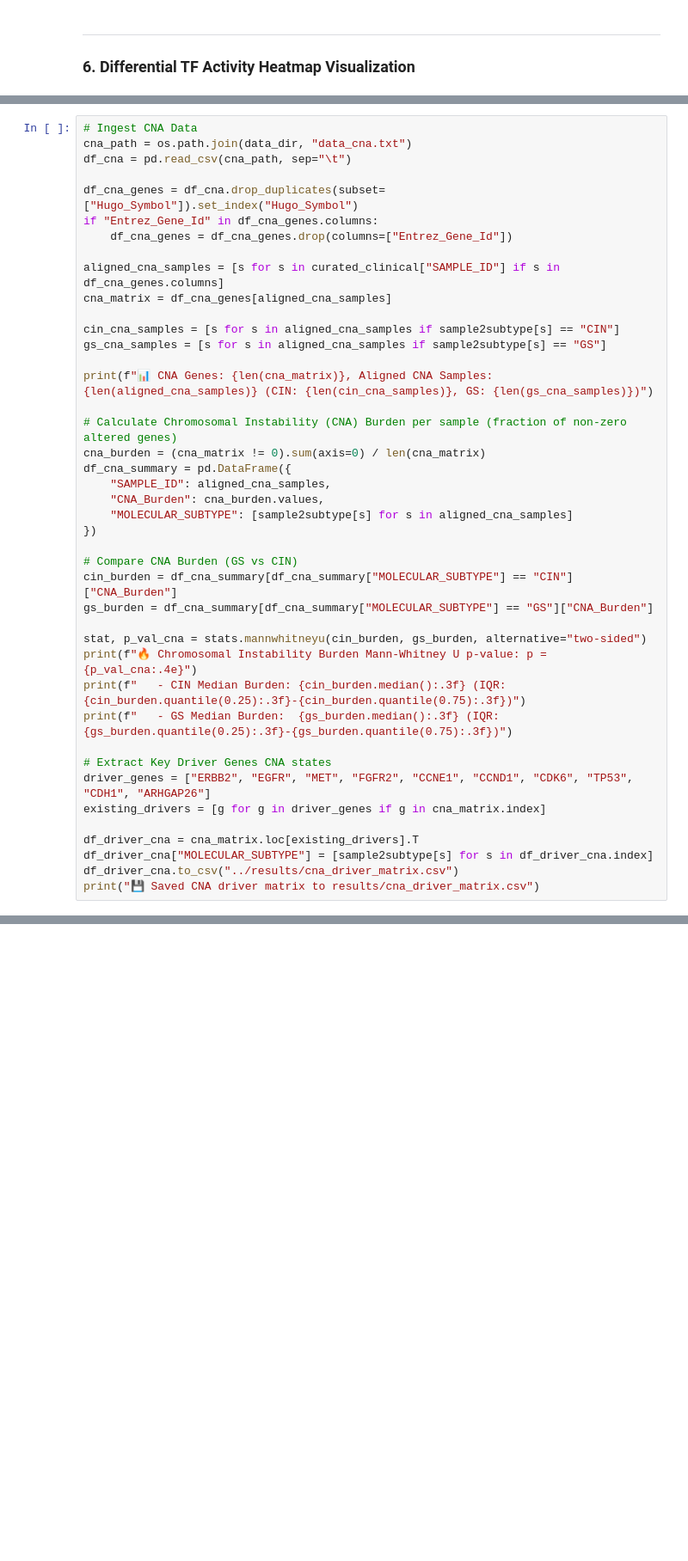
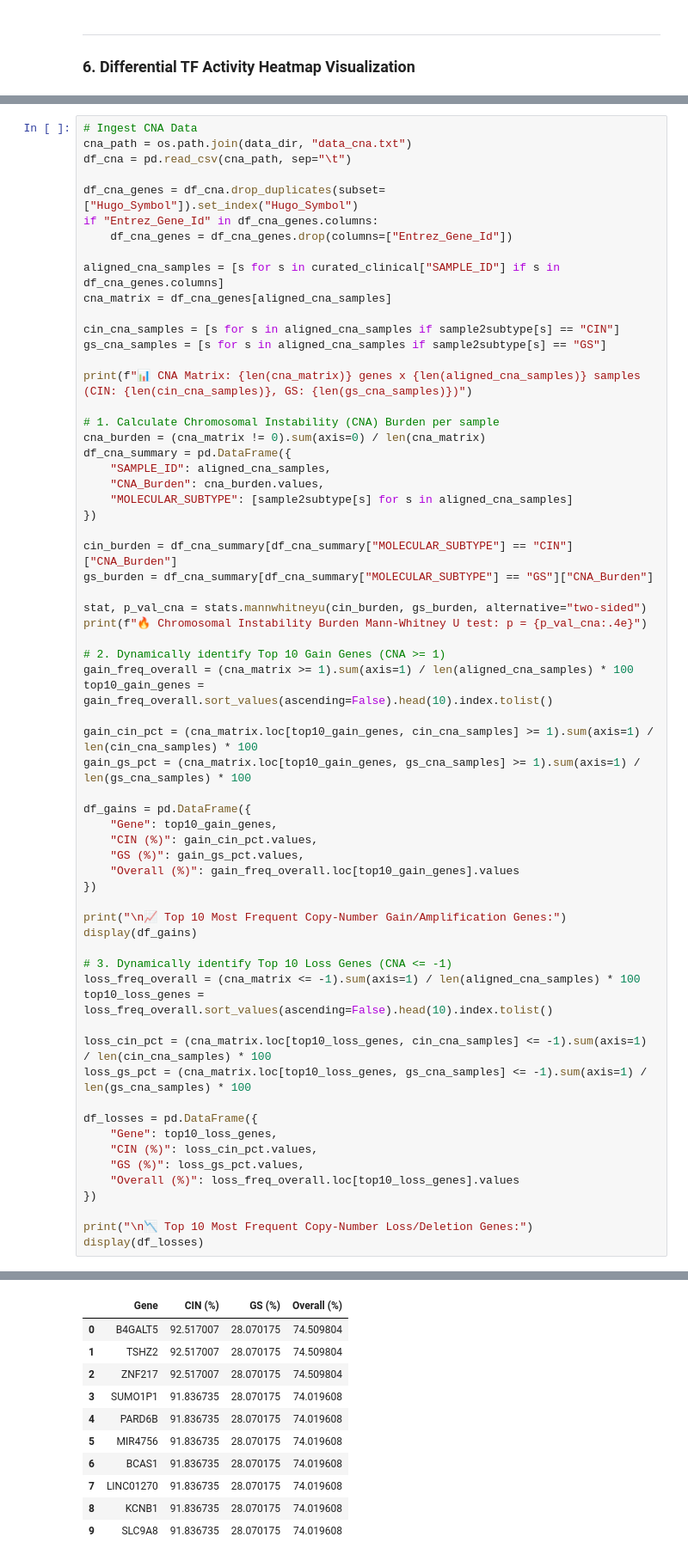
Before and after one commit to parthsanghavi017/GS_vs_CIN, a Jupyter notebook: notebooks/02_phase2_multiomics_features.ipynb, the cells around one changed output, grey strips where cells are left out. Shown at 86% size. Drawn from its saved outputs; the diff is of its cells as text; blank space fills up the shorter version.

```diff
--- a/notebooks/02_phase2_multiomics_features.ipynb
+++ b/notebooks/02_phase2_multiomics_features.ipynb
@@ -373,9 +345,9 @@ cna_matrix = df_cna_genes[aligned_cna_samples]
 cin_cna_samples = [s for s in aligned_cna_samples if sample2subtype[s] == "CIN"]
 gs_cna_samples = [s for s in aligned_cna_samples if sample2subtype[s] == "GS"]
 
-print(f"📊 CNA Genes: {len(cna_matrix)}, Aligned CNA Samples: {len(aligned_cna_samples)} (CIN: {len(cin_cna_samples)}, GS: {len(gs_cna_samples)})")
+print(f"📊 CNA Matrix: {len(cna_matrix)} genes x {len(aligned_cna_samples)} samples (CIN: {len(cin_cna_samples)}, GS: {len(gs_cna_samples)})")
 
-# Calculate Chromosomal Instability (CNA) Burden per sample (fraction of non-zero altered genes)
+# 1. Calculate Chromosomal Instability (CNA) Burden per sample
 cna_burden = (cna_matrix != 0).sum(axis=0) / len(cna_matrix)
 df_cna_summary = pd.DataFrame({
     "SAMPLE_ID": aligned_cna_samples,
@@ -383,21 +355,43 @@ df_cna_summary = pd.DataFrame({
     "MOLECULAR_SUBTYPE": [sample2subtype[s] for s in aligned_cna_samples]
 })
 
-# Compare CNA Burden (GS vs CIN)
 cin_burden = df_cna_summary[df_cna_summary["MOLECULAR_SUBTYPE"] == "CIN"]["CNA_Burden"]
 gs_burden = df_cna_summary[df_cna_summary["MOLECULAR_SUBTYPE"] == "GS"]["CNA_Burden"]
 
 stat, p_val_cna = stats.mannwhitneyu(cin_burden, gs_burden, alternative="two-sided")
-print(f"🔥 Chromosomal Instability Burden Mann-Whitney U p-value: p = {p_val_cna:.4e}")
-print(f"   - CIN Median Burden: {cin_burden.median():.3f} (IQR: {cin_burden.quantile(0.25):.3f}-{cin_burden.quantile(0.75):.3f})")
-print(f"   - GS Median Burden:  {gs_burden.median():.3f} (IQR: {gs_burden.quantile(0.25):.3f}-{gs_burden.quantile(0.75):.3f})")
+print(f"🔥 Chromosomal Instability Burden Mann-Whitney U test: p = {p_val_cna:.4e}")
 
-# Extract Key Driver Genes CNA states
-driver_genes = ["ERBB2", "EGFR", "MET", "FGFR2", "CCNE1", "CCND1", "CDK6", "TP53", "CDH1", "ARHGAP26"]
-existing_drivers = [g for g in driver_genes if g in cna_matrix.index]
+# 2. Dynamically identify Top 10 Gain Genes (CNA >= 1)
+gain_freq_overall = (cna_matrix >= 1).sum(axis=1) / len(aligned_cna_samples) * 100
+top10_gain_genes = gain_freq_overall.sort_values(ascending=False).head(10).index.tolist()
 
-df_driver_cna = cna_matrix.loc[existing_drivers].T
-df_driver_cna["MOLECULAR_SUBTYPE"] = [sample2subtype[s] for s in df_driver_cna.index]
-df_driver_cna.to_csv("../results/cna_driver_matrix.csv")
-print("💾 Saved CNA driver matrix to results/cna_driver_matrix.csv")
+gain_cin_pct = (cna_matrix.loc[top10_gain_genes, cin_cna_samples] >= 1).sum(axis=1) / len(cin_cna_samples) * 100
+gain_gs_pct = (cna_matrix.loc[top10_gain_genes, gs_cna_samples] >= 1).sum(axis=1) / len(gs_cna_samples) * 100
+
+df_gains = pd.DataFrame({
+    "Gene": top10_gain_genes,
+    "CIN (%)": gain_cin_pct.values,
+    "GS (%)": gain_gs_pct.values,
+    "Overall (%)": gain_freq_overall.loc[top10_gain_genes].values
+})
+
+print("\n📈 Top 10 Most Frequent Copy-Number Gain/Amplification Genes:")
+display(df_gains)
+
+# 3. Dynamically identify Top 10 Loss Genes (CNA <= -1)
+loss_freq_overall = (cna_matrix <= -1).sum(axis=1) / len(aligned_cna_samples) * 100
+top10_loss_genes = loss_freq_overall.sort_values(ascending=False).head(10).index.tolist()
+
+loss_cin_pct = (cna_matrix.loc[top10_loss_genes, cin_cna_samples] <= -1).sum(axis=1) / len(cin_cna_samples) * 100
+loss_gs_pct = (cna_matrix.loc[top10_loss_genes, gs_cna_samples] <= -1).sum(axis=1) / len(gs_cna_samples) * 100
+
+df_losses = pd.DataFrame({
+    "Gene": top10_loss_genes,
+    "CIN (%)": loss_cin_pct.values,
+    "GS (%)": loss_gs_pct.values,
+    "Overall (%)": loss_freq_overall.loc[top10_loss_genes].values
+})
+
+print("\n📉 Top 10 Most Frequent Copy-Number Loss/Deletion Genes:")
+display(df_losses)
 # %% [output]
@@ -408,0 +402,11 @@ print("💾 Saved CNA driver matrix to results/cna_driver_matrix.csv")
+|  | Gene | CIN (%) | GS (%) | Overall (%) |
+| 0 | B4GALT5 | 92.517007 | 28.070175 | 74.509804 |
+| 1 | TSHZ2 | 92.517007 | 28.070175 | 74.509804 |
+| 2 | ZNF217 | 92.517007 | 28.070175 | 74.509804 |
+| 3 | SUMO1P1 | 91.836735 | 28.070175 | 74.019608 |
+| 4 | PARD6B | 91.836735 | 28.070175 | 74.019608 |
+| 5 | MIR4756 | 91.836735 | 28.070175 | 74.019608 |
+| 6 | BCAS1 | 91.836735 | 28.070175 | 74.019608 |
+| 7 | LINC01270 | 91.836735 | 28.070175 | 74.019608 |
+| 8 | KCNB1 | 91.836735 | 28.070175 | 74.019608 |
+| 9 | SLC9A8 | 91.836735 | 28.070175 | 74.019608 |
```
Also changed, not shown: parts of 18 cells of this notebook, 12 other files.
